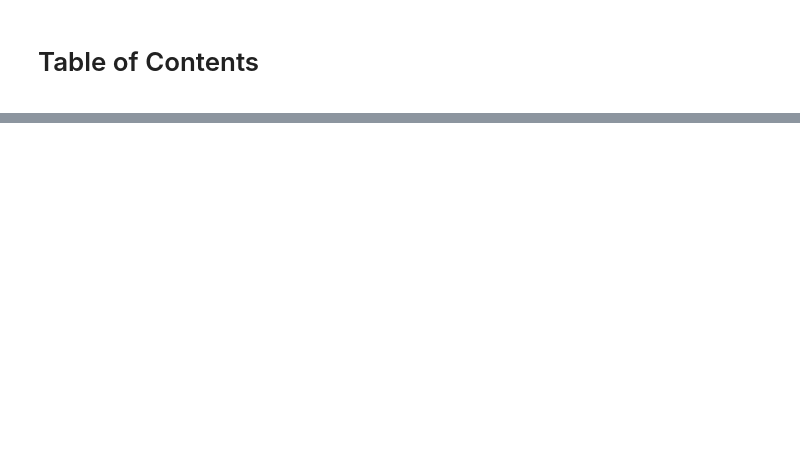
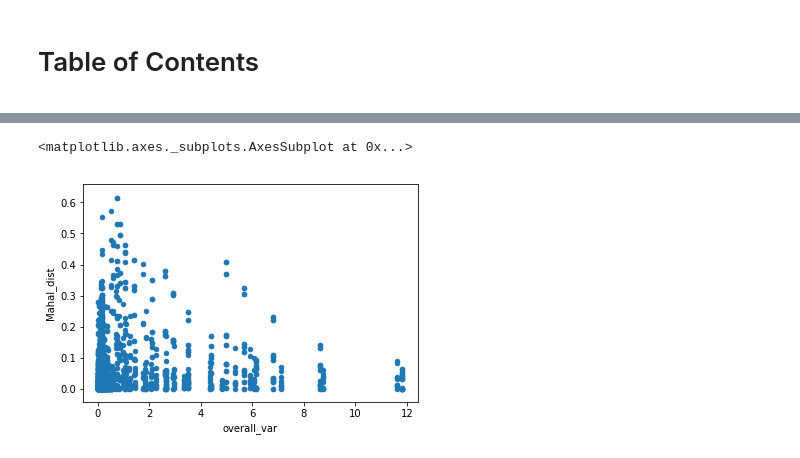
Before and after one commit to Larkinnjm1/Masters-Thesis-GLCM-repository, a Jupyter notebook: jupyter_notebooks/Main notebooks/Simple GCLm analysis.ipynb, the cells around one changed output, grey strips where cells are left out. Drawn from its saved outputs; the diff is of its cells as text; code cells hidden in the pictures; blank space fills up the shorter version.

```diff
--- a/jupyter_notebooks/Main notebooks/Simple GCLm analysis.ipynb
+++ b/jupyter_notebooks/Main notebooks/Simple GCLm analysis.ipynb
@@ -515,0 +826,5 @@ def bhatt_dist_approx_stat_summary(stat_sum_1,stat_sum_2):
+# %%
+trial_df[trial_df['file_type']=='t2spir_texture images'].plot.scatter('overall_var','Mahal_dist')#[trial_df['overall_var']>0.5]
+# %% [output]
+<matplotlib.axes._subplots.AxesSubplot at 0x...>
+[figure, added]
```
Also changed, not shown: parts of 120 cells of this notebook, 1 other file.
